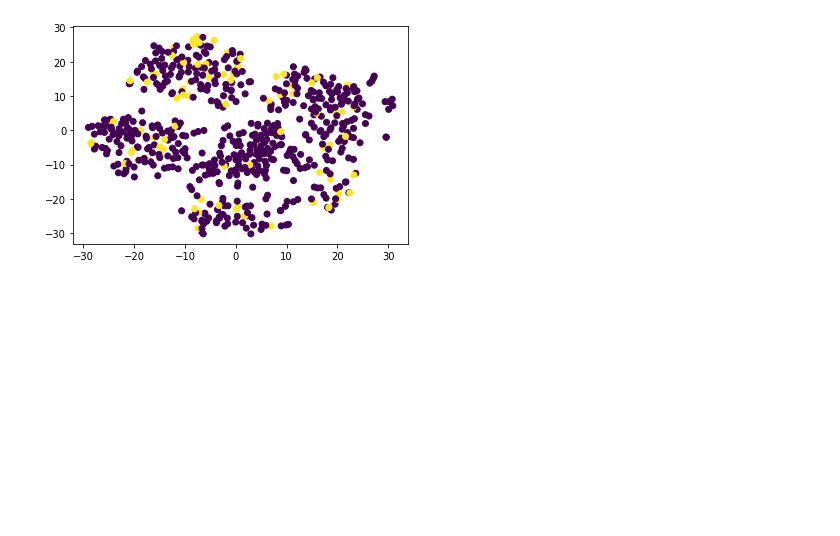
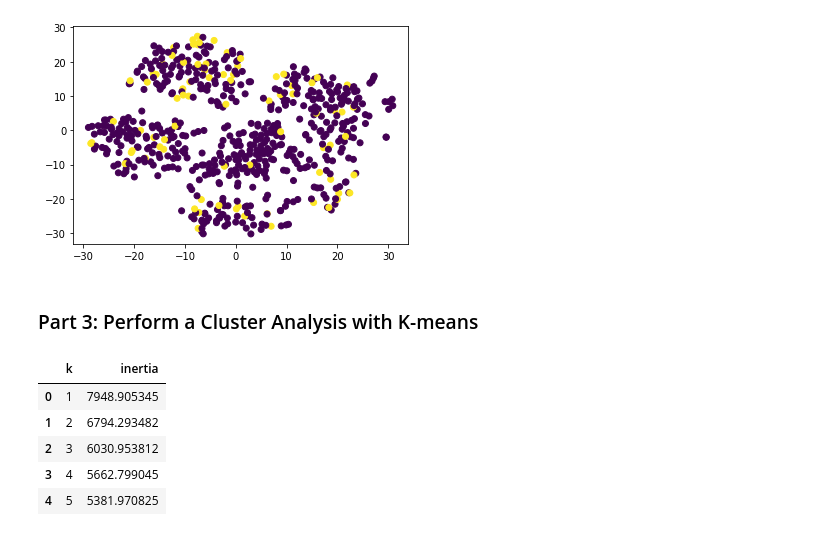
Before and after one commit to pradipraodeo/unsupervised-machine-learning, a Jupyter notebook: Unsupervised_Machine_Learning.ipynb, the cells around one changed output. Cells and saved outputs as stored; diff of their text form; code cells hidden in the pictures; blank space fills up the shorter version.

```diff
--- a/Unsupervised_Machine_Learning.ipynb
+++ b/Unsupervised_Machine_Learning.ipynb
@@ -88,3 +88,5 @@ plt.scatter(df2["x"], df2["y"], c=df2["class"])
 plt.show()
 # %% [output]
 [figure]
+# %% [markdown]
+### Part 3: Perform a Cluster Analysis with K-means
@@ -90,0 +102,12 @@ plt.show()
+# %%
+# DATA FOR ELBOW PLOT OF INERTIA
+inertia_plot = {"k": k, "inertia": inertia}
+df_elbow = pd.DataFrame(inertia_plot )
+df_elbow.head()
+# %% [output]
+|  | k | inertia |
+| 0 | 1 | 7948.905345 |
+| 1 | 2 | 6794.293482 |
+| 2 | 3 | 6030.953812 |
+| 3 | 4 | 5662.799045 |
+| 4 | 5 | 5381.970825 |
```
Also changed, not shown: parts of 4 cells of this notebook.
